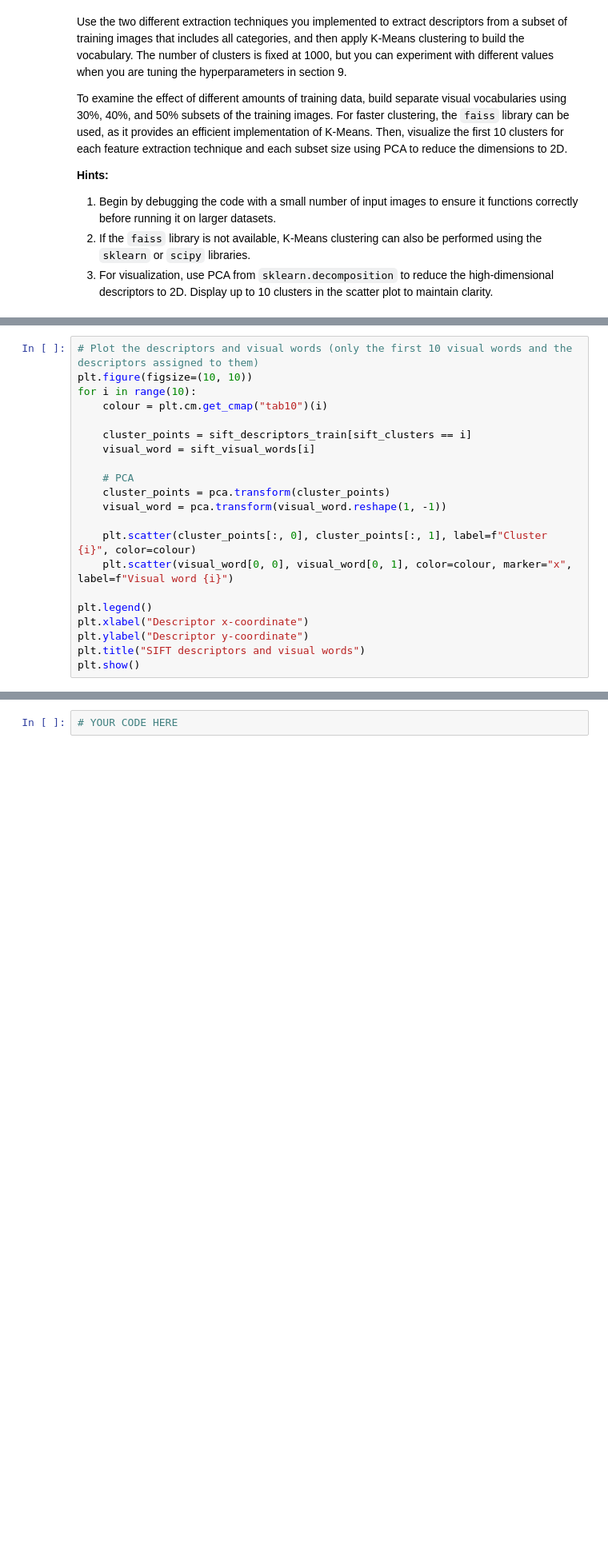
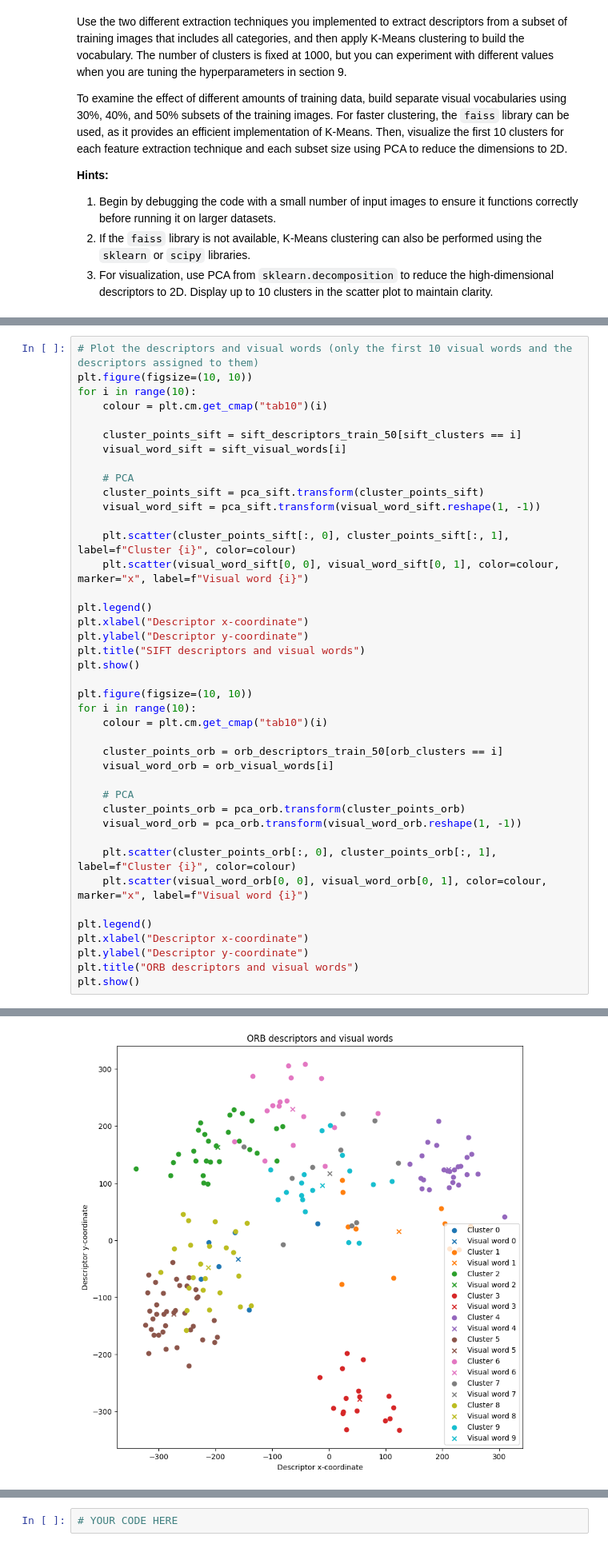
Before and after one commit to fr30/cv1-final-lab-part-1, a Jupyter notebook: cv1-final-lab-part-1.ipynb, the cells around one changed output, grey strips where cells are left out. Shown at 80% size. Drawn from its saved outputs; the diff is of its cells as text; blank space fills up the shorter version.

```diff
--- a/cv1-final-lab-part-1.ipynb
+++ b/cv1-final-lab-part-1.ipynb
@@ -383,26 +376,47 @@ PCA(n_components=2)
 # %%
 # Plot the descriptors and visual words (only the first 10 visual words and the descriptors assigned to them)
 plt.figure(figsize=(10, 10))
 for i in range(10):
     colour = plt.cm.get_cmap("tab10")(i)
 
-    cluster_points = sift_descriptors_train[sift_clusters == i]
-    visual_word = sift_visual_words[i]
+    cluster_points_sift = sift_descriptors_train_50[sift_clusters == i]
+    visual_word_sift = sift_visual_words[i]
 
     # PCA
-    cluster_points = pca.transform(cluster_points)
-    visual_word = pca.transform(visual_word.reshape(1, -1))
+    cluster_points_sift = pca_sift.transform(cluster_points_sift)
+    visual_word_sift = pca_sift.transform(visual_word_sift.reshape(1, -1))
 
-    plt.scatter(cluster_points[:, 0], cluster_points[:, 1], label=f"Cluster {i}", color=colour)
-    plt.scatter(visual_word[0, 0], visual_word[0, 1], color=colour, marker="x", label=f"Visual word {i}")
+    plt.scatter(cluster_points_sift[:, 0], cluster_points_sift[:, 1], label=f"Cluster {i}", color=colour)
+    plt.scatter(visual_word_sift[0, 0], visual_word_sift[0, 1], color=colour, marker="x", label=f"Visual word {i}")
 
 plt.legend()
 plt.xlabel("Descriptor x-coordinate")
 plt.ylabel("Descriptor y-coordinate")
 plt.title("SIFT descriptors and visual words")
 plt.show()
+
+plt.figure(figsize=(10, 10))
+for i in range(10):
+    colour = plt.cm.get_cmap("tab10")(i)
+
+    cluster_points_orb = orb_descriptors_train_50[orb_clusters == i]
+    visual_word_orb = orb_visual_words[i]
+
+    # PCA
+    cluster_points_orb = pca_orb.transform(cluster_points_orb)
+    visual_word_orb = pca_orb.transform(visual_word_orb.reshape(1, -1))
+
+    plt.scatter(cluster_points_orb[:, 0], cluster_points_orb[:, 1], label=f"Cluster {i}", color=colour)
+    plt.scatter(visual_word_orb[0, 0], visual_word_orb[0, 1], color=colour, marker="x", label=f"Visual word {i}")
+
+plt.legend()
+plt.xlabel("Descriptor x-coordinate")
+plt.ylabel("Descriptor y-coordinate")
+plt.title("ORB descriptors and visual words")
+plt.show()
 # %% [output]
 [figure]
+[figure, added]
 # %% [markdown]
 <a id="section-4"></a>
 ### **Section 4: Encoding Train Image Features (3 points)**
```
Also changed, not shown: parts of 10 cells of this notebook.
